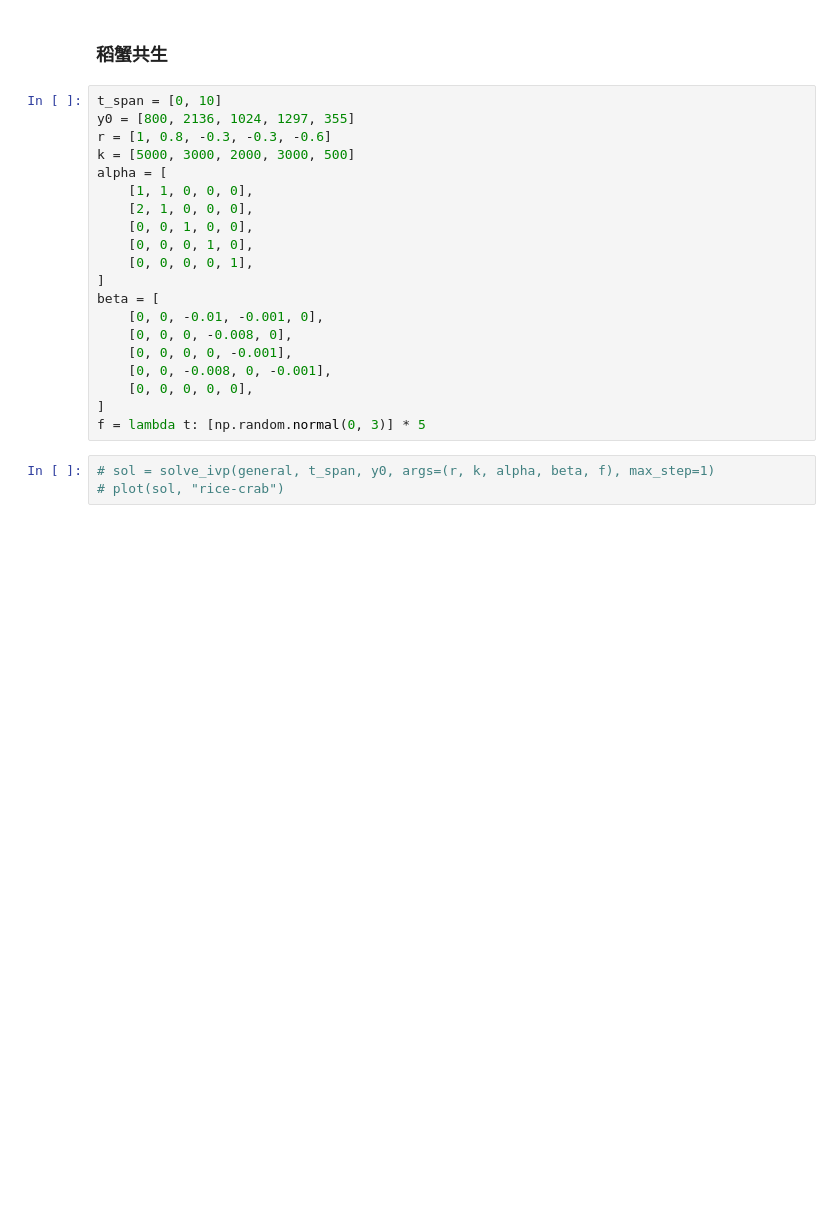
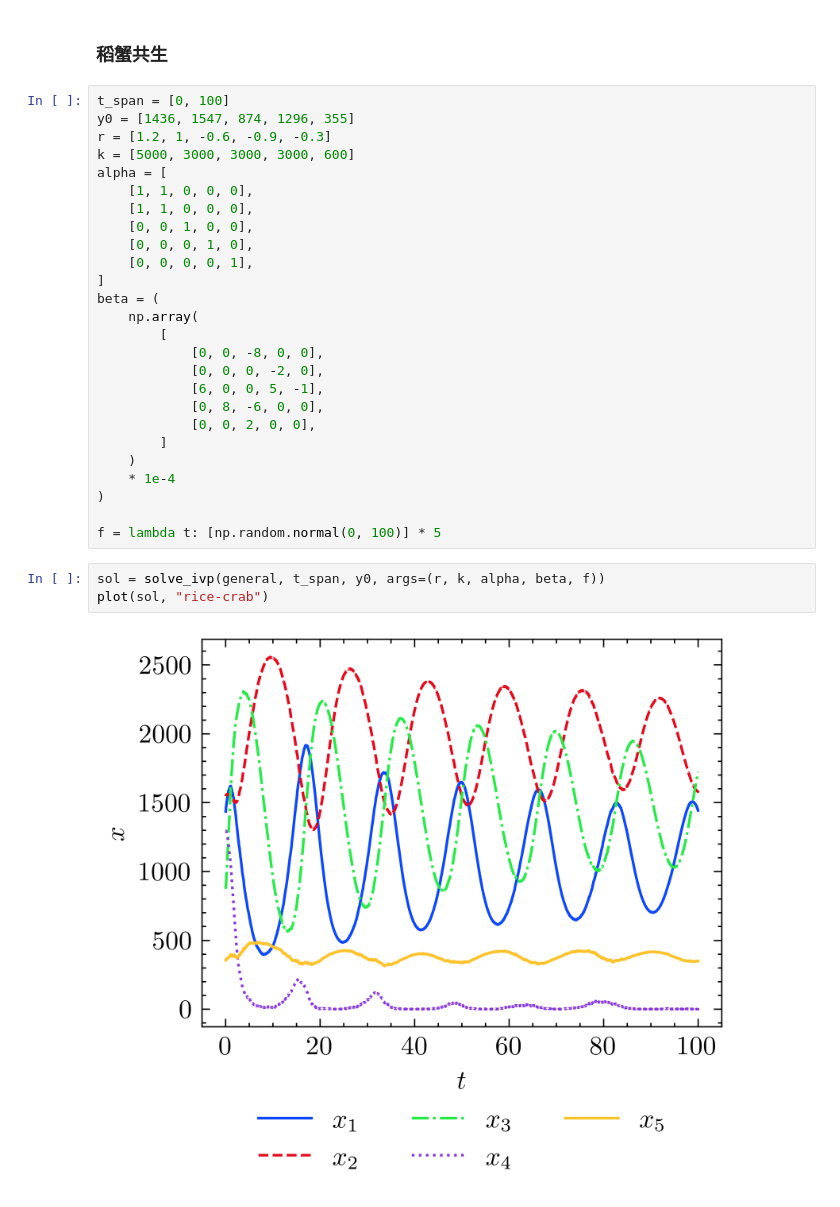
Before and after one commit to chengzi-2333/ecosystem-modeling, a Jupyter notebook: data/models.ipynb, the cells around one changed output. Saved outputs shown, nothing was run; the diff lists cells and outputs as text; blank space fills up the shorter version.

```diff
--- a/data/models.ipynb
+++ b/data/models.ipynb
@@ -167,25 +155,33 @@ plot(sol, "general")
 # %% [markdown]
 ### 稻蟹共生
 # %%
-t_span = [0, 10]
-y0 = [800, 2136, 1024, 1297, 355]
-r = [1, 0.8, -0.3, -0.3, -0.6]
-k = [5000, 3000, 2000, 3000, 500]
+t_span = [0, 100]
+y0 = [1436, 1547, 874, 1296, 355]
+r = [1.2, 1, -0.6, -0.9, -0.3]
+k = [5000, 3000, 3000, 3000, 600]
 alpha = [
     [1, 1, 0, 0, 0],
-    [2, 1, 0, 0, 0],
+    [1, 1, 0, 0, 0],
     [0, 0, 1, 0, 0],
     [0, 0, 0, 1, 0],
     [0, 0, 0, 0, 1],
 ]
-beta = [
-    [0, 0, -0.01, -0.001, 0],
-    [0, 0, 0, -0.008, 0],
-    [0, 0, 0, 0, -0.001],
-    [0, 0, -0.008, 0, -0.001],
-    [0, 0, 0, 0, 0],
-]
-f = lambda t: [np.random.normal(0, 3)] * 5
+beta = (
+    np.array(
+        [
+            [0, 0, -8, 0, 0],
+            [0, 0, 0, -2, 0],
+            [6, 0, 0, 5, -1],
+            [0, 8, -6, 0, 0],
+            [0, 0, 2, 0, 0],
+        ]
+    )
+    * 1e-4
+)
+
+f = lambda t: [np.random.normal(0, 100)] * 5
 # %%
-# sol = solve_ivp(general, t_span, y0, args=(r, k, alpha, beta, f), max_step=1)
-# plot(sol, "rice-crab")
+sol = solve_ivp(general, t_span, y0, args=(r, k, alpha, beta, f))
+plot(sol, "rice-crab")
+# %% [output]
+[figure, added]
```
Also changed, not shown: parts of 7 cells of this notebook, 12 other files.
